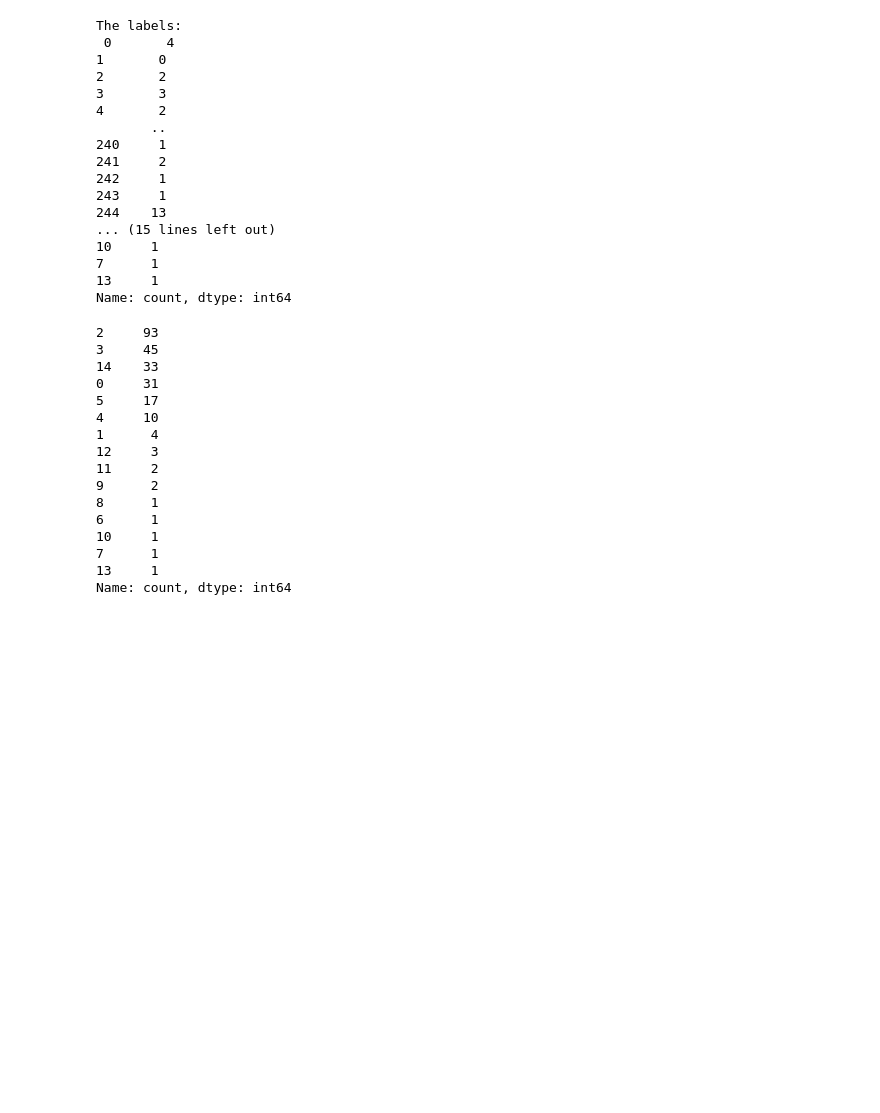
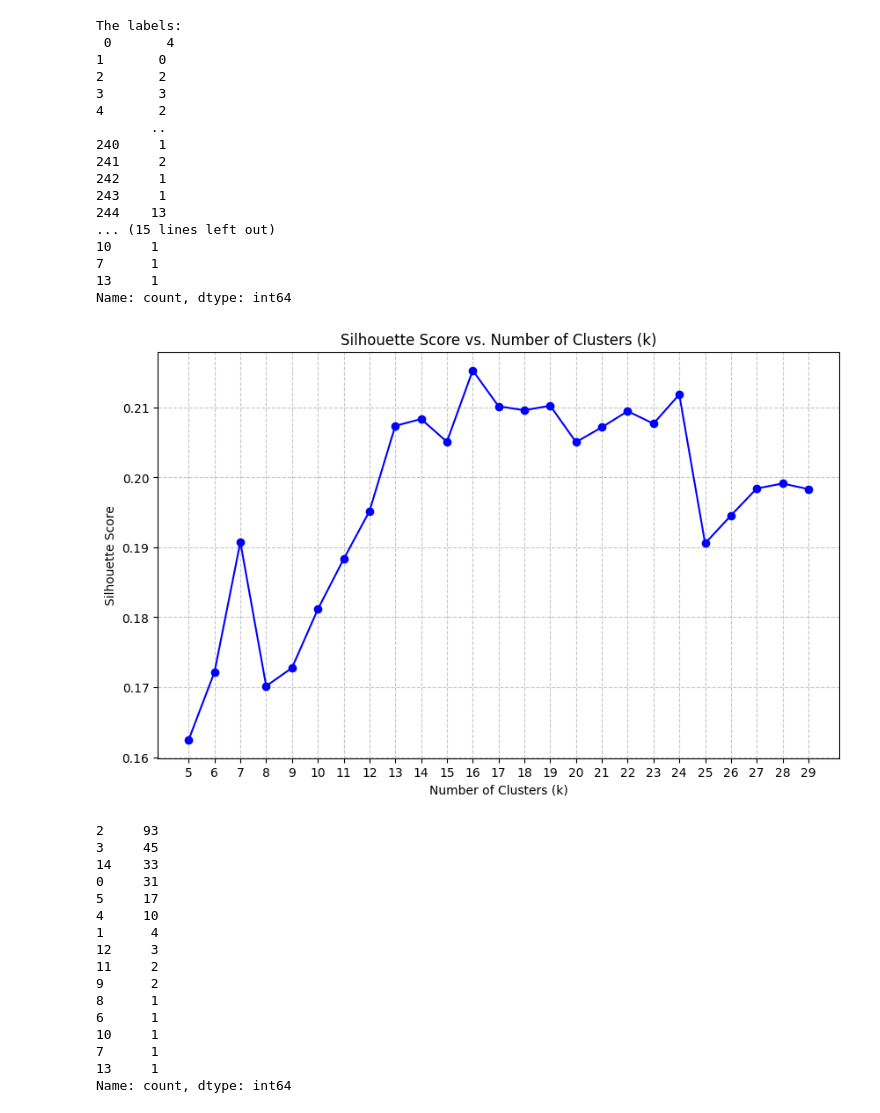
Before and after one commit to OrangeBoop/311-Cluster-Project, a Jupyter notebook: Clustering_Zip/Clustering_zip_KMEANS.ipynb, the cells around one changed output. Saved outputs shown, nothing was run; the diff lists cells and outputs as text; code cells hidden in the pictures; blank space fills up the shorter version.

Commit message:
sillouhte ( idk )
zip kmeans , hierarchial

```diff
--- a/Clustering_Zip/Clustering_zip_KMEANS.ipynb
+++ b/Clustering_Zip/Clustering_zip_KMEANS.ipynb
@@ -91,6 +94,42 @@ The labels:
 7      1
 13     1
 Name: count, dtype: int64
+# %%
+# Assuming 'Features' and 'pre_norm_df_final' are already defined
+
+score_lst = []
+k_range = range(5, 30) # Define the range once to keep it consistent
+
+for k in k_range:
+    # Get labels
+    kmeans = KMeans(n_clusters=k, random_state=42, n_init="auto").fit(Features)
+    labels = pd.Series(kmeans.labels_)
+    pre_norm_df_final["Cluster"] = labels
+
+    # Calculate the Silhouette Score
+    score = silhouette_score(Features, labels)
+    score_lst.append(score)
+
+# Create the x-axis list (number of clusters)
+k_lst = list(k_range)
+
+# --- Make the plot ---
+plt.figure(figsize=(10, 6)) # Set the figure size
+plt.plot(k_lst, score_lst, marker='o', linestyle='-', color='b') # Added points 'o' for visibility
+
+# Add labels and title
+plt.title('Silhouette Score vs. Number of Clusters (k)')
+plt.xlabel('Number of Clusters (k)')
+plt.ylabel('Silhouette Score')
+
+# Formatting to make it look nice
+plt.xticks(k_lst) # Shows every 'k' value on the x-axis
+plt.grid(True, linestyle='--', alpha=0.7) # Adds a subtle grid
+
+# Display the plot
+plt.show()
+# %% [output]
+[figure, added]
 # %%
 vc = labels.value_counts()
 vc
```
Also changed, not shown: parts of 1 cell of this notebook, 3 other files.
